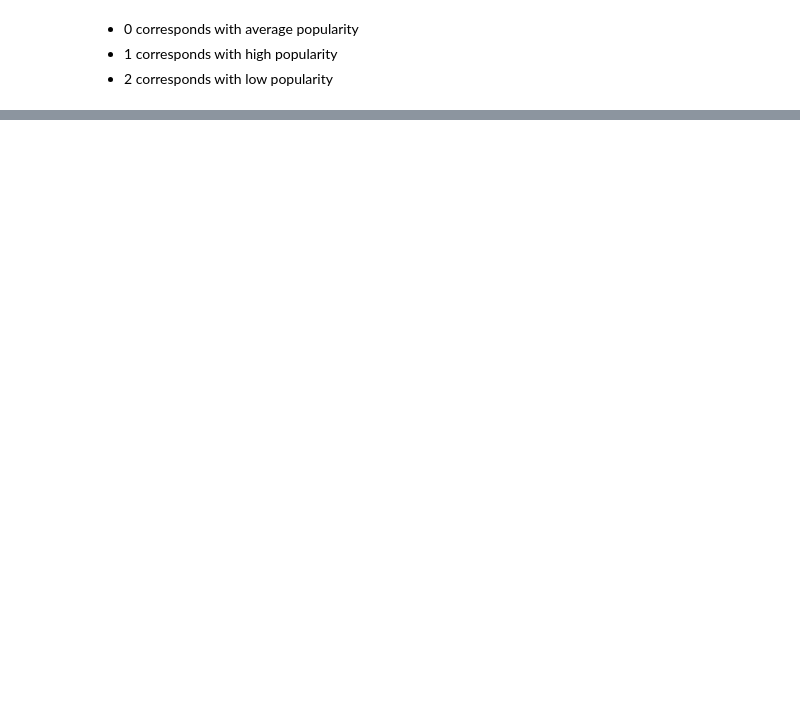
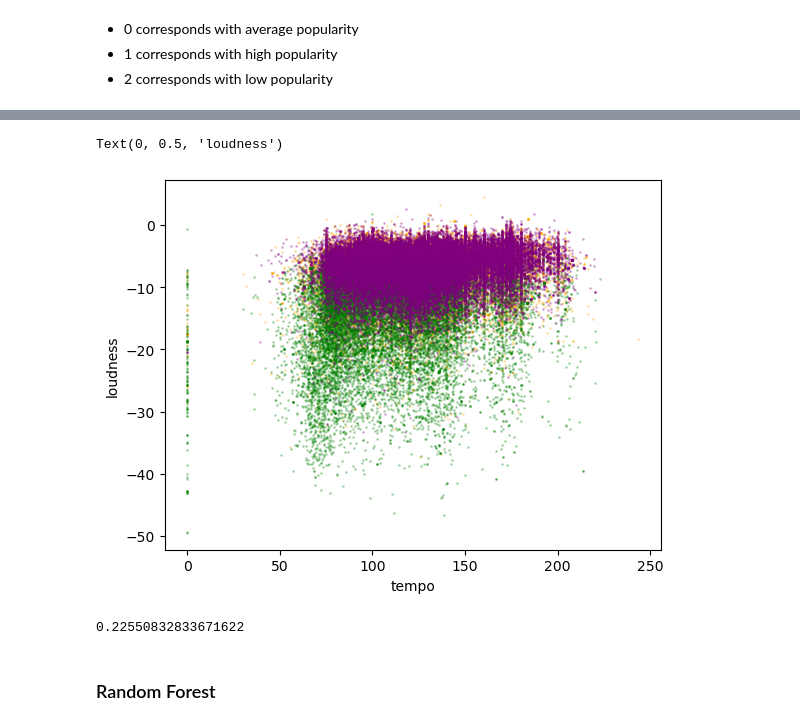
Before and after one commit to victoriaoak/ds3001-final-project, a Jupyter notebook: final_project.ipynb, the cells around one changed output, grey strips where cells are left out. Drawn from its saved outputs; the diff is of its cells as text; code cells hidden in the pictures; blank space fills up the shorter version.

```diff
--- a/final_project.ipynb
+++ b/final_project.ipynb
@@ -391,0 +385,15 @@ RFC = RandomForestClassifier(n_estimators=1000, #<- Number of trees to grow. Thi
+# %%
+plt.scatter(average_pop['tempo'], average_pop['loudness'], c="orange", s=1, alpha=0.25)
+plt.scatter(high_pop['tempo'], high_pop['loudness'], c="green", s=1, alpha=0.25)
+plt.scatter(low_pop['tempo'], low_pop['loudness'], c="purple", s=1, alpha=0.25)
+plt.xlabel("tempo")
+plt.ylabel("loudness")
+# %% [output]
+Text(0, 0.5, 'loudness')
+[figure, added]
+# %%
+metrics.silhouette_score(spotify_scaled, label, sample_size=50000)
+# %% [output]
+0.22550832833671622
+# %% [markdown]
+### Random Forest
```
Also changed, not shown: parts of 45 cells of this notebook.
